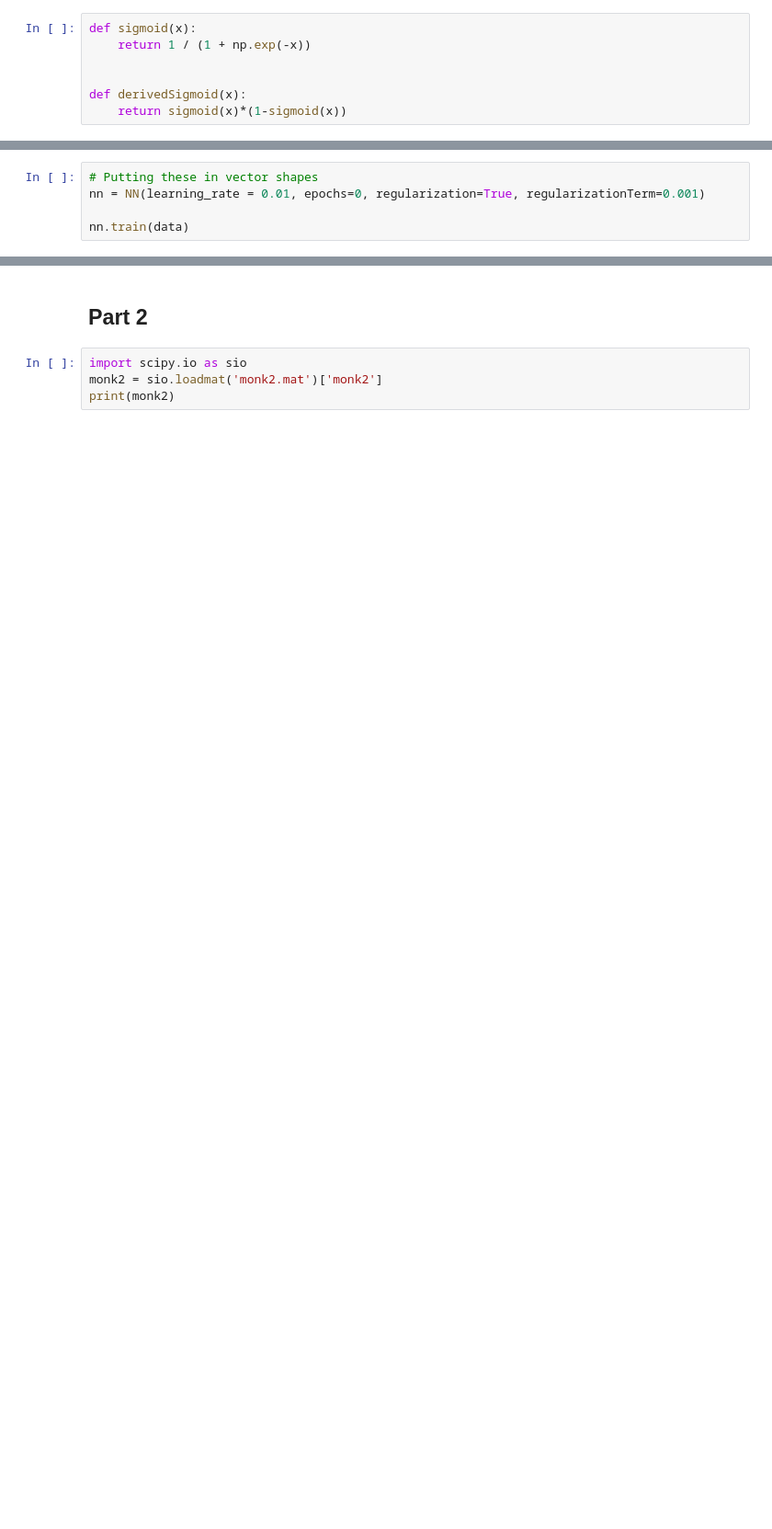
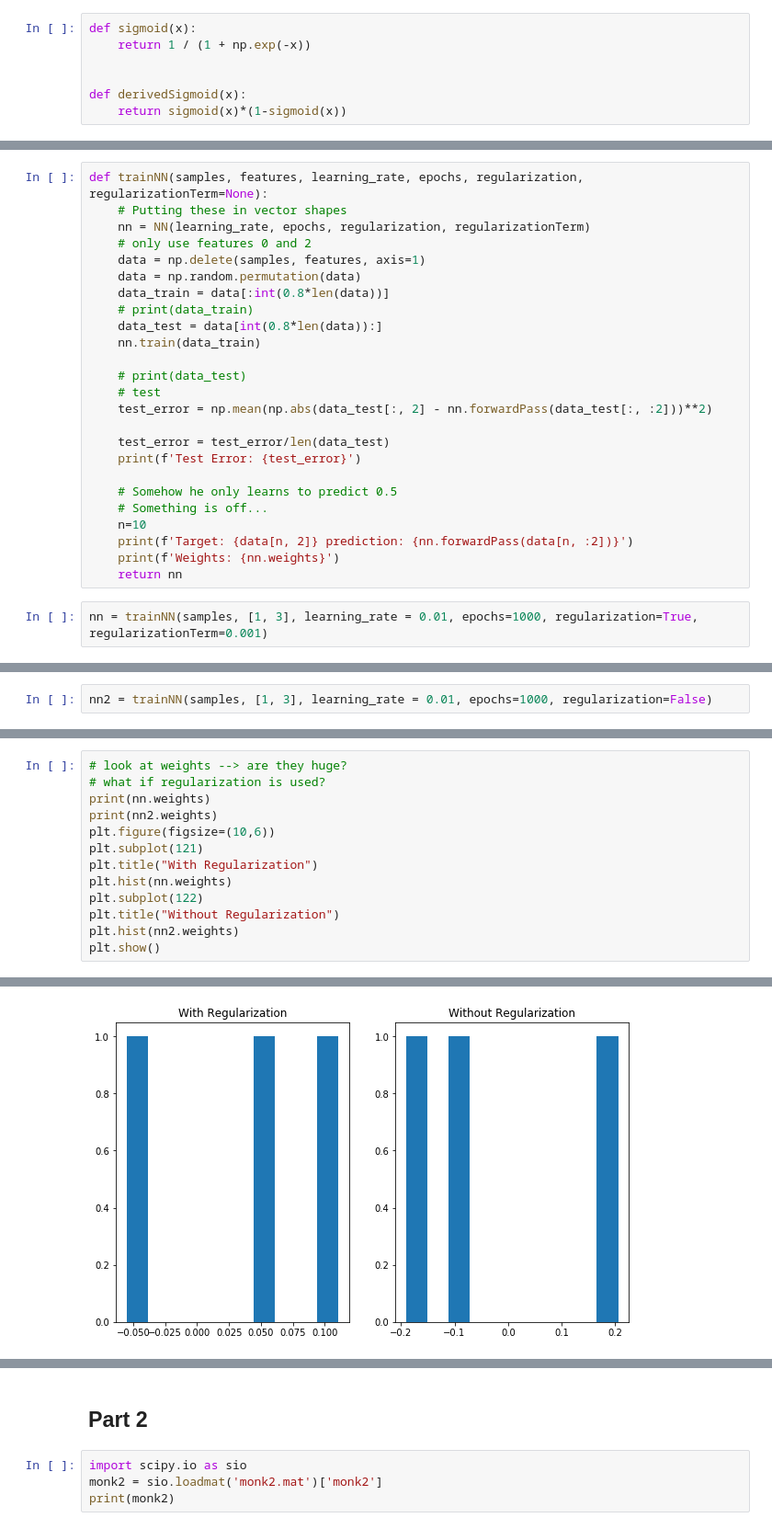
Before and after one commit to HansBambel/DeepLearning2019, a Jupyter notebook: Assignment1/DL2019 Assignment-1.ipynb, the cells around one changed output, grey strips where cells are left out. Shown at 92% size. Drawn from its saved outputs; the diff is of its cells as text; blank space fills up the shorter version.

```diff
--- a/Assignment1/DL2019 Assignment-1.ipynb
+++ b/Assignment1/DL2019 Assignment-1.ipynb
@@ -209,6 +182,28 @@ class NN:
+# %%
+def trainNN(samples, features, learning_rate, epochs, regularization, regularizationTerm=None):
+    # Putting these in vector shapes
+    nn = NN(learning_rate, epochs, regularization, regularizationTerm)
+    # only use features 0 and 2
+    data = np.delete(samples, features, axis=1)
+    data = np.random.permutation(data)
+    data_train = data[:int(0.8*len(data))]
+    # print(data_train)
+    data_test = data[int(0.8*len(data)):]
+    nn.train(data_train)
+
+    # print(data_test)
+    # test
+    test_error = np.mean(np.abs(data_test[:, 2] - nn.forwardPass(data_test[:, :2]))**2)
+
+    test_error = test_error/len(data_test)
+    print(f'Test Error: {test_error}')
+
+    # Somehow he only learns to predict 0.5
+    # Something is off...
+    n=10
+    print(f'Target: {data[n, 2]} prediction: {nn.forwardPass(data[n, :2])}')
+    print(f'Weights: {nn.weights}')
+    return nn
 # %%
-# Putting these in vector shapes
-nn = NN(learning_rate = 0.01, epochs=0, regularization=True, regularizationTerm=0.001)
-
-nn.train(data)
+nn = trainNN(samples, [1, 3], learning_rate = 0.01, epochs=1000, regularization=True, regularizationTerm=0.001)
 # %% [output]
@@ -239,0 +226,2 @@ predicted [[0.20101196]] target 1.0
+# %%
+nn2 = trainNN(samples, [1, 3], learning_rate = 0.01, epochs=1000, regularization=False)
@@ -239,0 +245,14 @@ predicted [[0.20101196]] target 1.0
+# %%
+# look at weights --> are they huge?
+# what if regularization is used?
+print(nn.weights)
+print(nn2.weights)
+plt.figure(figsize=(10,6))
+plt.subplot(121)
+plt.title("With Regularization")
+plt.hist(nn.weights)
+plt.subplot(122)
+plt.title("Without Regularization")
+plt.hist(nn2.weights)
+plt.show()
+# %% [output]
@@ -239,0 +265 @@ predicted [[0.20101196]] target 1.0
+[figure, added]
```
Also changed, not shown: parts of 10 cells of this notebook.
